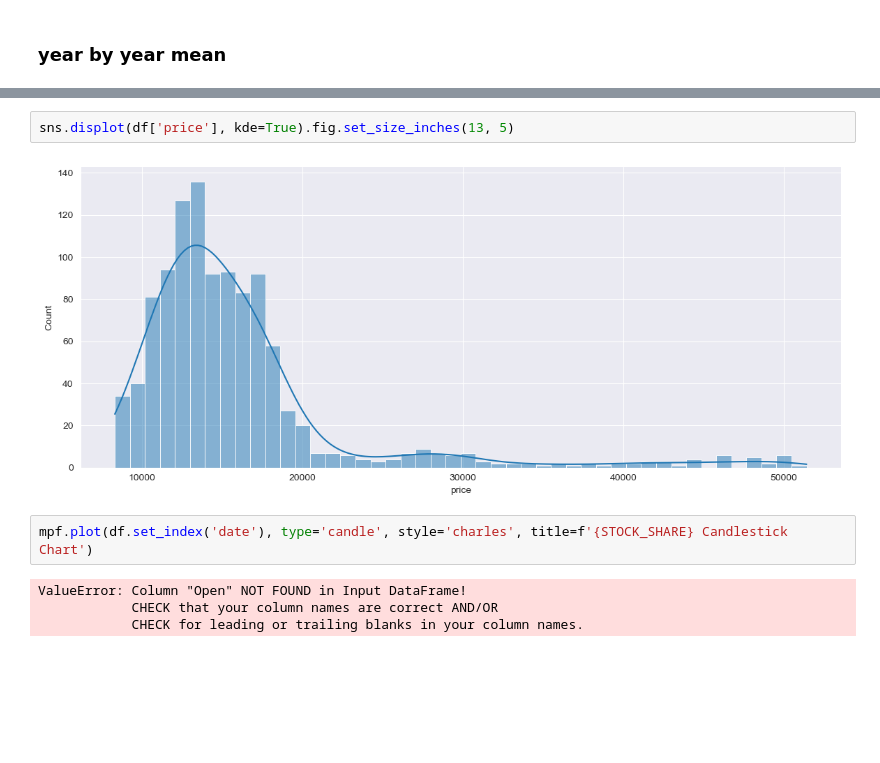
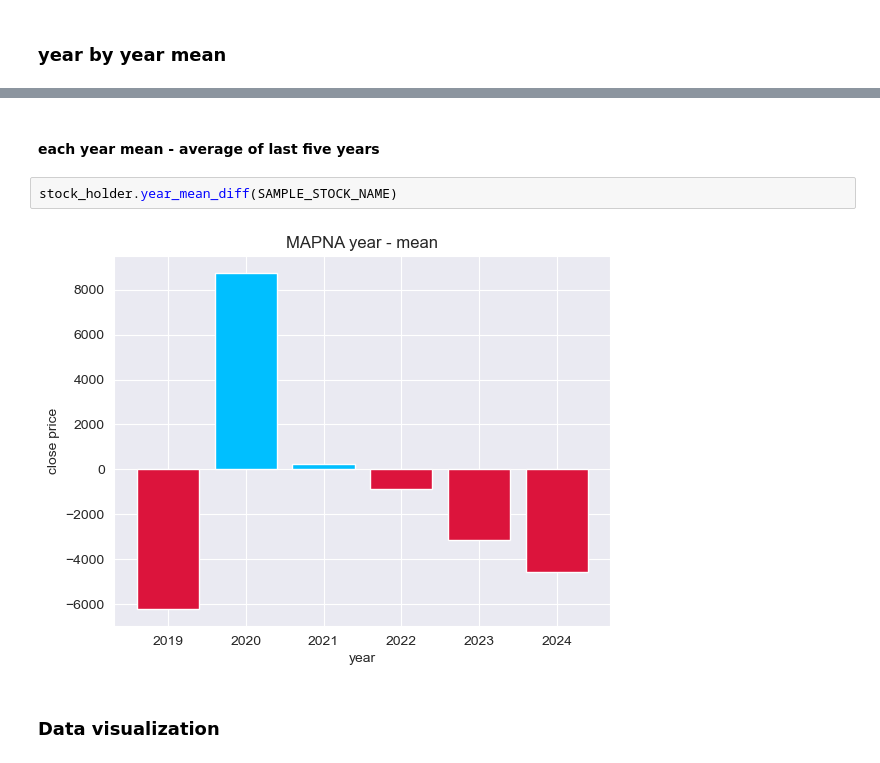
Before and after one commit to ParsaMohammadpour/backtest-linearRegression, a Jupyter notebook: sample.ipynb, the cells around one changed output, grey strips where cells are left out. Cells and saved outputs as stored; diff of their text form; blank space fills up the shorter version.

```diff
--- a/sample.ipynb
+++ b/sample.ipynb
@@ -296,10 +61,8 @@ df
-# %%
-sns.displot(df['price'], kde=True).fig.set_size_inches(13, 5)
-# %% [output]
-[figure, removed]
-# %%
-mpf.plot(df.set_index('date'), type='candle', style='charles', title=f'{STOCK_SHARE} Candlestick Chart')
-# %% [output]
-ValueError: Column "Open" NOT FOUND in Input DataFrame!
-            CHECK that your column names are correct AND/OR
-            CHECK for leading or trailing blanks in your column names.
+# %% [markdown]
+#### each year mean - average of last five years
+# %%
+stock_holder.year_mean_diff(SAMPLE_STOCK_NAME)
+# %% [output]
+[figure, added]
+# %% [markdown]
+### Data visualization
```
Also changed, not shown: parts of 26 cells of this notebook, 4 other files.
